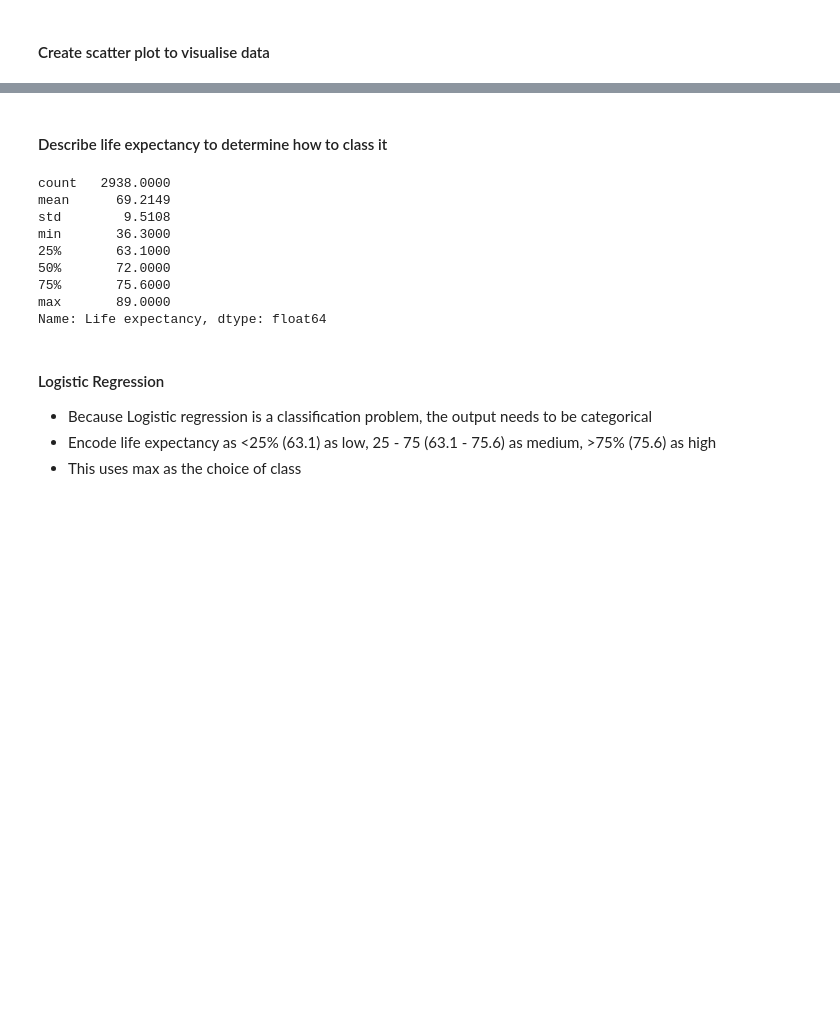
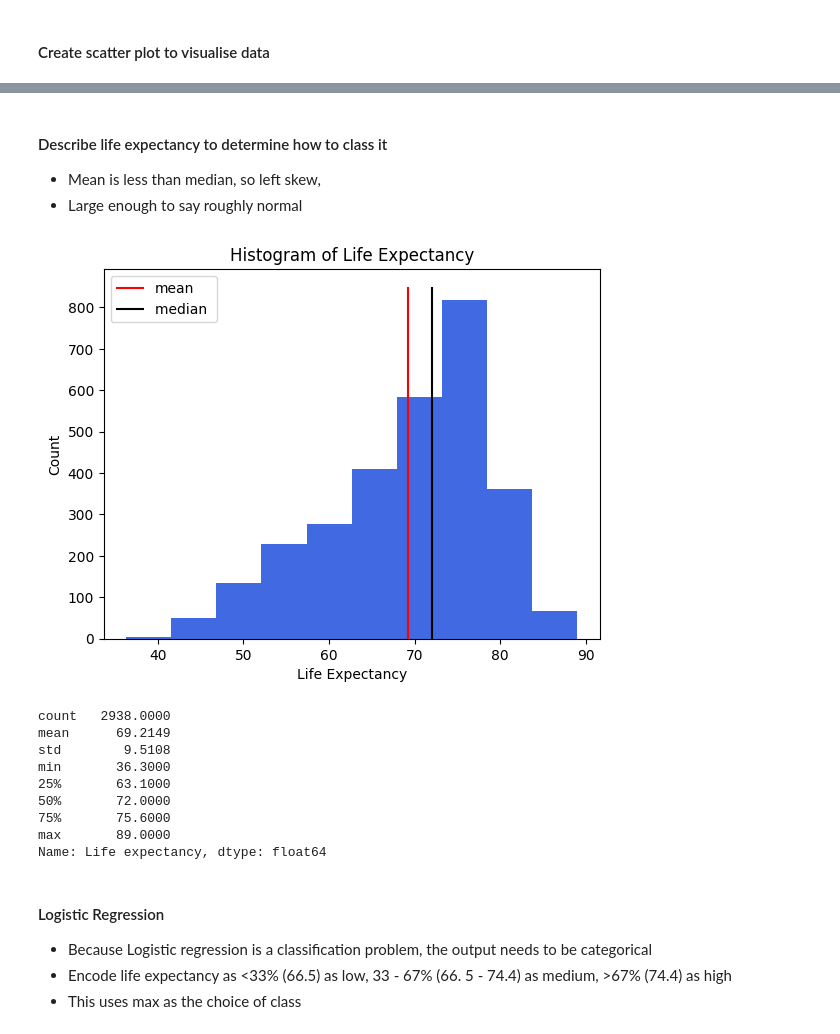
Before and after one commit to rishab-t0910/stat432_final_project, a Jupyter notebook: final_project.ipynb, the cells around one changed output, grey strips where cells are left out. Drawn from its saved outputs; the diff is of its cells as text; code cells hidden in the pictures; blank space fills up the shorter version.

```diff
--- a/final_project.ipynb
+++ b/final_project.ipynb
@@ -108,21 +98,33 @@ plt.show()
 # %% [markdown]
 #### Describe life expectancy to determine how to class it
+- Mean is less than median, so left skew,
+- Large enough to say roughly normal
-# %%
-df['Life expectancy'].describe()
-# %% [output]
-count   2938.0000
-mean      69.2149
-std        9.5108
-min       36.3000
-25%       63.1000
-50%       72.0000
-75%       75.6000
-max       89.0000
-Name: Life expectancy, dtype: float64
+# %%
+plt.hist(df['Life expectancy'], color='royalblue')
+plt.xlabel("Life Expectancy")
+plt.ylabel("Count")
+plt.title("Histogram of Life Expectancy")
+plt.vlines(x = df['Life expectancy'].describe()['mean'], ymin = 0, ymax = 850, colors='red', label = 'mean')
+plt.vlines(x = df['Life expectancy'].describe()['50%'], ymin = 0, ymax = 850, colors='black', label = 'median ')
+plt.legend()
+plt.show()
+
+df['Life expectancy'].describe()
+# %% [output]
+[figure, added]
+count   2938.0000
+mean      69.2149
+std        9.5108
+min       36.3000
+25%       63.1000
+50%       72.0000
+75%       75.6000
+max       89.0000
+Name: Life expectancy, dtype: float64
 # %% [markdown]
 #### Logistic Regression
 - Because Logistic regression is a classification problem, the output needs to be categorical
-- Encode life expectancy as <25% (63.1) as low, 25 - 75 (63.1 - 75.6) as medium, >75% (75.6) as high
+- Encode life expectancy as <33% (66.5) as low, 33 - 67% (66. 5 - 74.4) as medium, >67% (74.4) as high
 - This uses max as the choice of class
 # %%
 np.random.seed(12)
```
Also changed, not shown: parts of 9 cells of this notebook, 3 other files.
